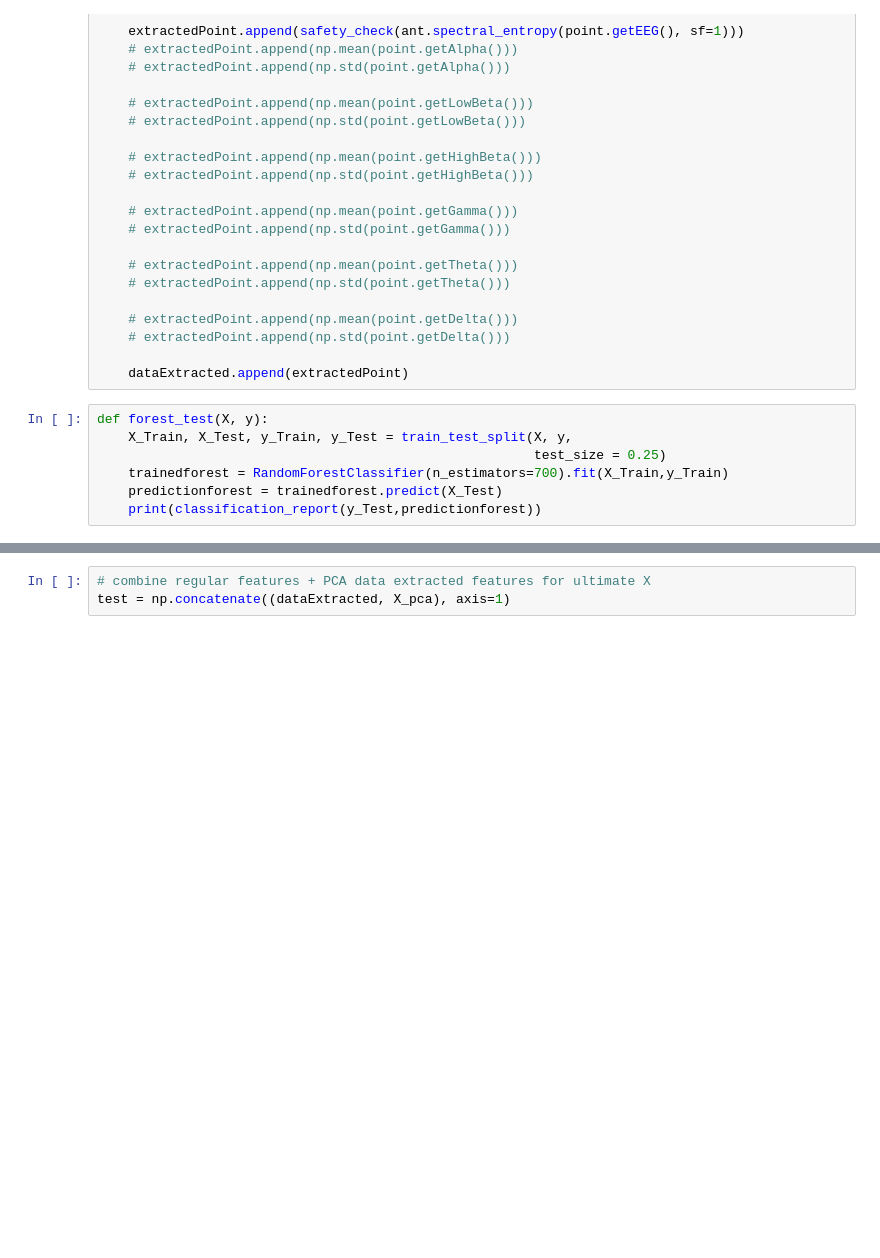
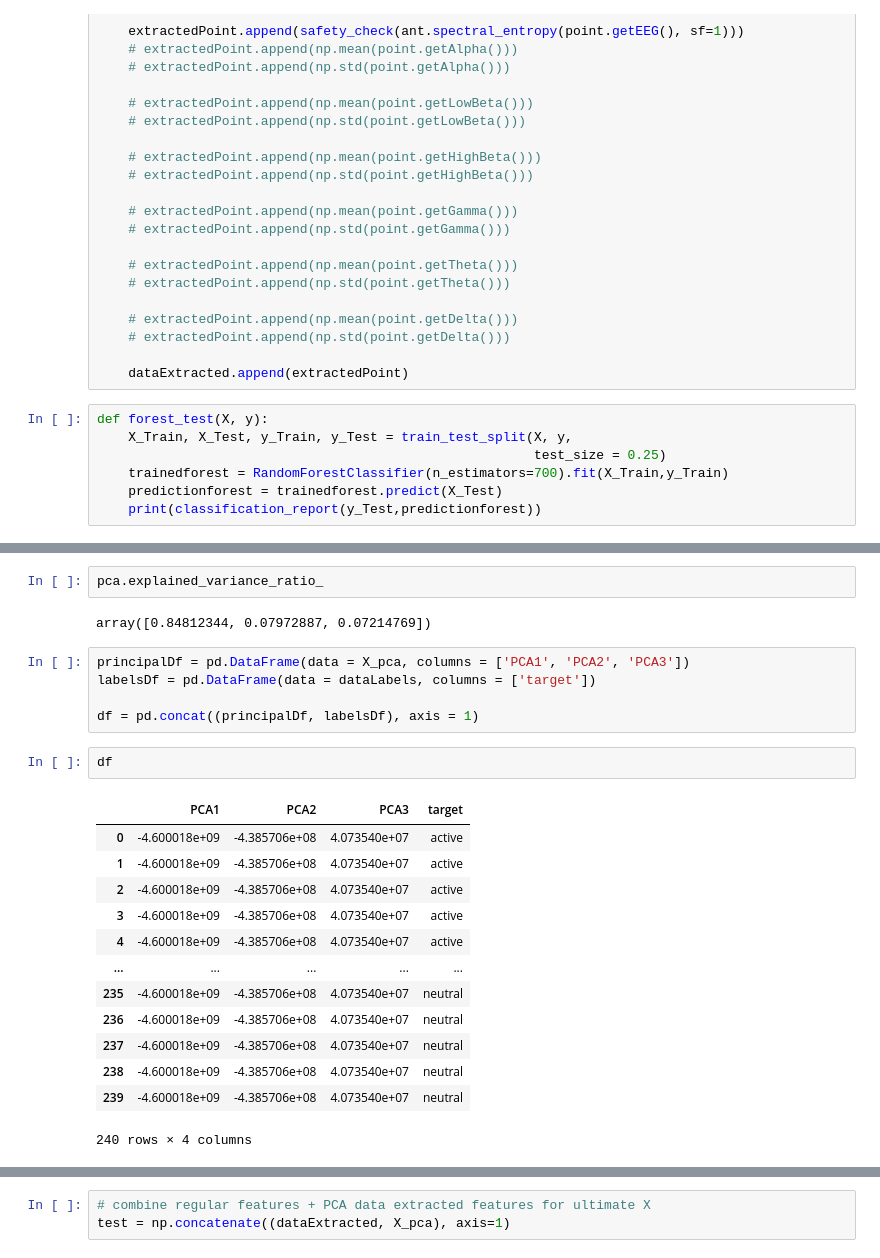
Before and after one commit to tonymauro/Neuromaker-BCI, a Jupyter notebook: Classifier_V2/feature_extraction.ipynb, the cells around one changed output, grey strips where cells are left out. Saved outputs shown, nothing was run; the diff lists cells and outputs as text; blank space fills up the shorter version.

```diff
--- a/Classifier_V2/feature_extraction.ipynb
+++ b/Classifier_V2/feature_extraction.ipynb
@@ -182,0 +182,25 @@ weighted avg       0.93      0.92      0.92        12
+# %%
+pca.explained_variance_ratio_
+# %% [output]
+array([0.84812344, 0.07972887, 0.07214769])
+# %%
+principalDf = pd.DataFrame(data = X_pca, columns = ['PCA1', 'PCA2', 'PCA3'])
+labelsDf = pd.DataFrame(data = dataLabels, columns = ['target'])
+
+df = pd.concat((principalDf, labelsDf), axis = 1)
+# %%
+df
+# %% [output]
+|  | PCA1 | PCA2 | PCA3 | target |
+| 0 | -4.600018e+09 | -4.385706e+08 | 4.073540e+07 | active |
+| 1 | -4.600018e+09 | -4.385706e+08 | 4.073540e+07 | active |
+| 2 | -4.600018e+09 | -4.385706e+08 | 4.073540e+07 | active |
+| 3 | -4.600018e+09 | -4.385706e+08 | 4.073540e+07 | active |
+| 4 | -4.600018e+09 | -4.385706e+08 | 4.073540e+07 | active |
+| ... | ... | ... | ... | ... |
+| 235 | -4.600018e+09 | -4.385706e+08 | 4.073540e+07 | neutral |
+| 236 | -4.600018e+09 | -4.385706e+08 | 4.073540e+07 | neutral |
+| 237 | -4.600018e+09 | -4.385706e+08 | 4.073540e+07 | neutral |
+| 238 | -4.600018e+09 | -4.385706e+08 | 4.073540e+07 | neutral |
+| 239 | -4.600018e+09 | -4.385706e+08 | 4.073540e+07 | neutral |
+240 rows × 4 columns
```
Also changed, not shown: parts of 4 cells of this notebook.
